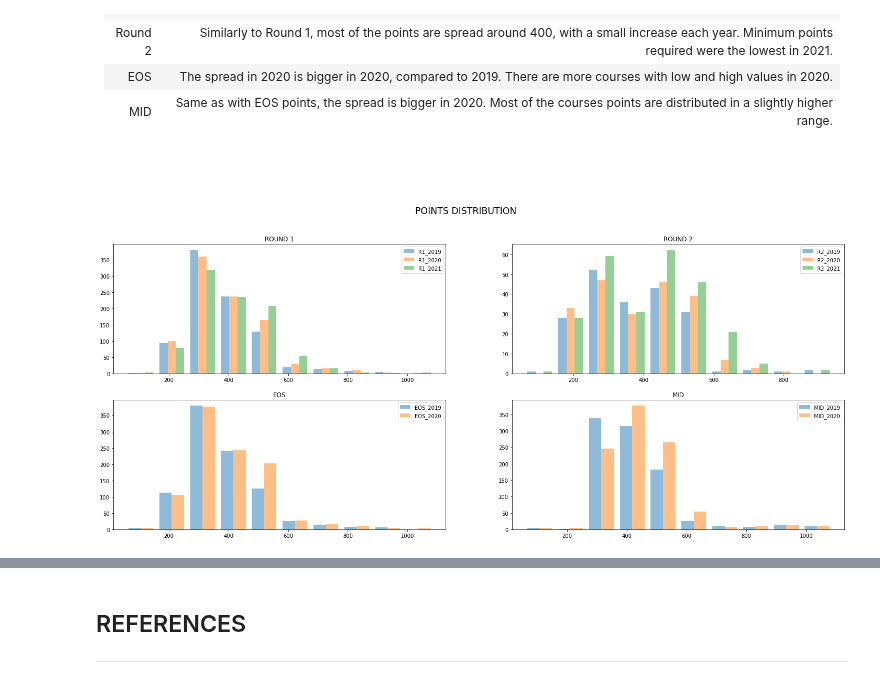
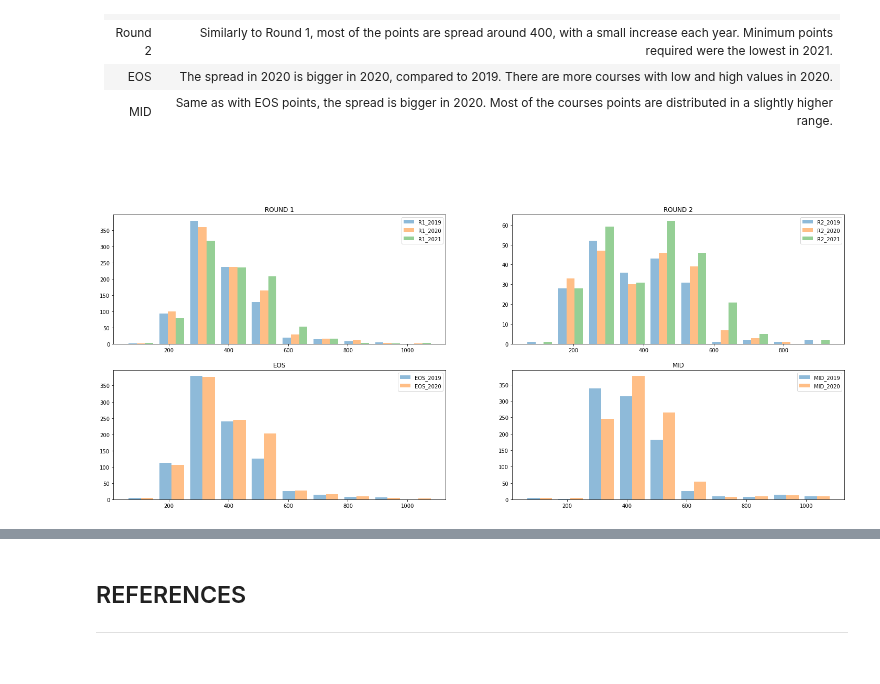
Before and after one commit to AnteDujic/Fundamentals-of-Data-Analysis, a Jupyter notebook: cao.ipynb, the cells around one changed output, grey strips where cells are left out. Saved outputs shown, nothing was run; the diff lists cells and outputs as text; code cells hidden in the pictures.

```diff
--- a/cao.ipynb
+++ b/cao.ipynb
@@ -846,20 +847,19 @@ plt.show()
 <br>
 # %%
 fig, axs = plt.subplots(2, 2, figsize = (25,10))
-fig.suptitle ("POINTS DISTRIBUTION \n\n", size = "xx-large")
 
 axs[0,0].hist(round1, alpha = 0.5)
 axs[0,0].set( title = "ROUND 1")
 axs[0,0].legend(["R1_2019", "R1_2020", "R1_2021"])
 axs[0,1].hist(round2, alpha = 0.5)
 axs[0,1].set( title = "ROUND 2")
 axs[0,1].legend(["R2_2019", "R2_2020", "R2_2021"])
 axs[1,0].hist(eos, alpha = 0.5)
 axs[1,0].set( title = "EOS")
 axs[1,0].legend(["EOS_2019", "EOS_2020"])
 axs[1,1].hist(mid, alpha = 0.5)
 axs[1,1].set( title = "MID")
 axs[1,1].legend(["MID_2019", "MID_2020"])
 plt.show()
 # %% [output]
-[figure, old version]
+[figure, new version]
```
Also changed, not shown: parts of 15 cells of this notebook, 1 other file.
